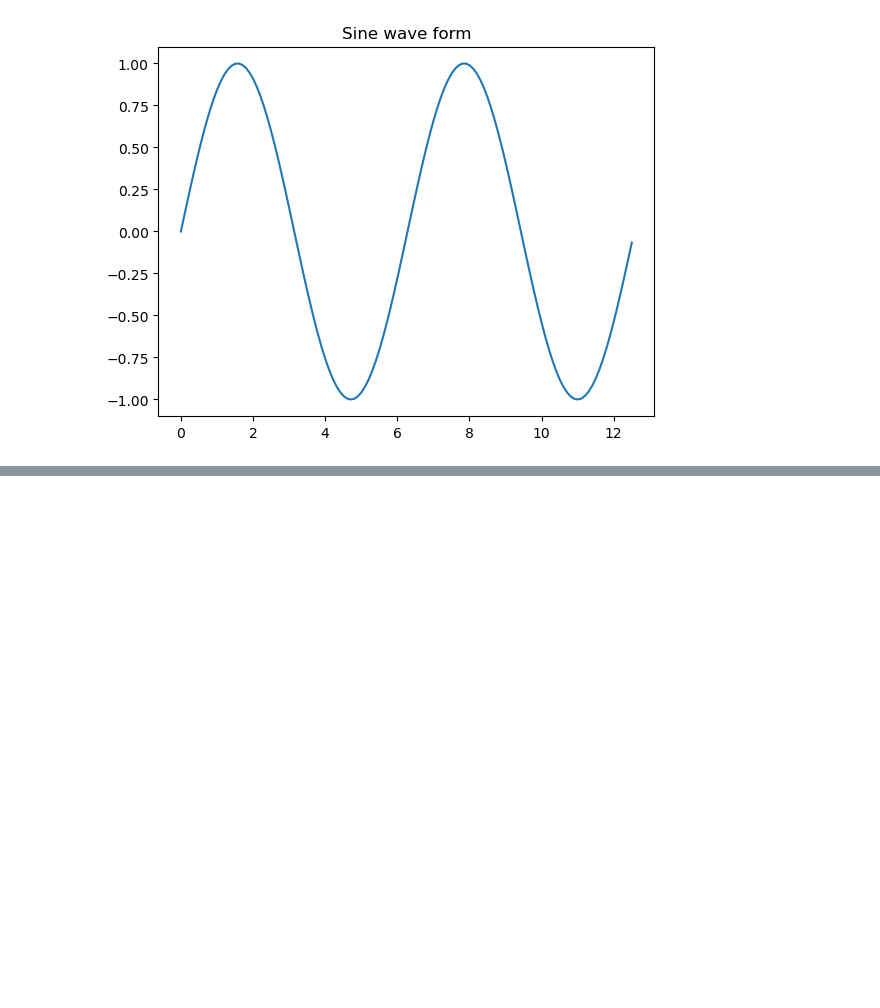
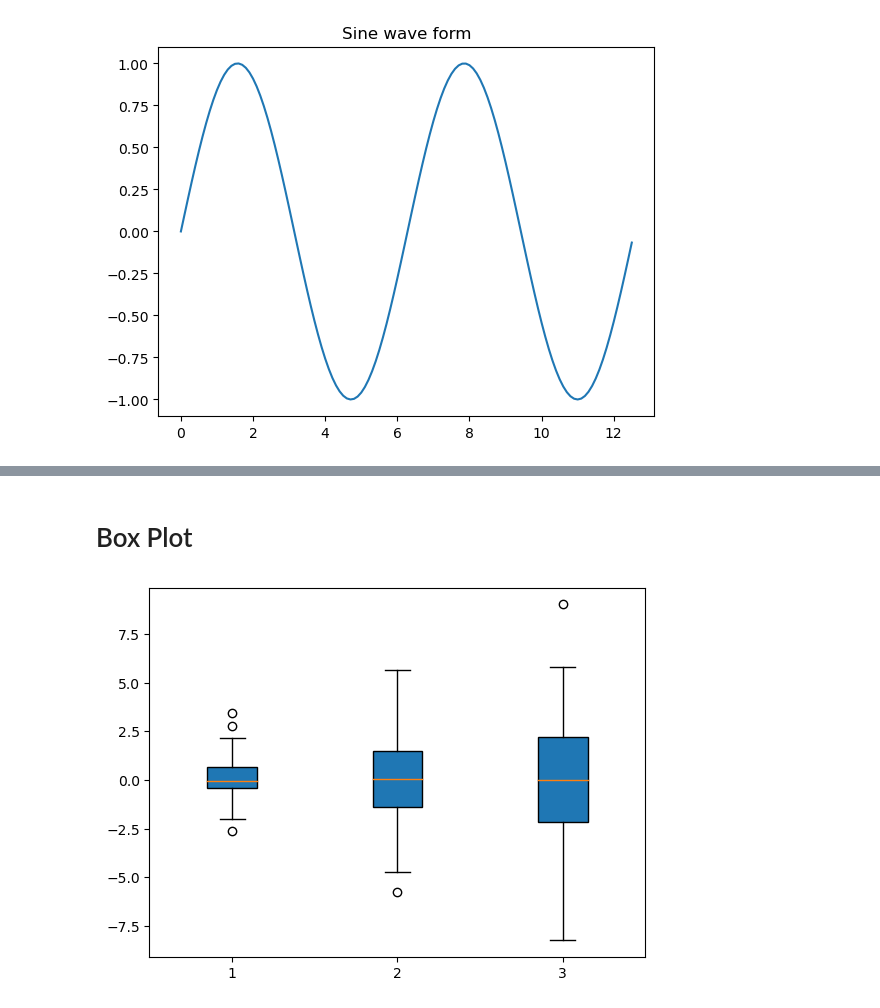
Before and after one commit to Engg-Abhinav/Python-Libraries, a Jupyter notebook: Python_Tutorial_4.ipynb, the cells around one changed output, grey strips where cells are left out. Cells and saved outputs as stored; diff of their text form; code cells hidden in the pictures; blank space fills up the shorter version.

```diff
--- a/Python_Tutorial_4.ipynb
+++ b/Python_Tutorial_4.ipynb
@@ -127,0 +167,16 @@ plt.show()
+# %% [markdown]
+# Box Plot
+# %%
+# Box Plot - Helps to find percentiles
+
+data = [np.random.normal(0, std, 100) for std in range(1, 4)]
+# np.random.normal means selecting a normal distribution
+# (0, std, 100) - (lower value, standard deviation values, step size)
+# Circles represents Outliers
+
+# Rectangular Box Plot
+plt.boxplot(data, vert=True, patch_artist=True);
+# vert = Flase will show the box plot horizontally
+# patch_artist = False will remove the blue color
+# %% [output]
+[figure, added]
```
Also changed, not shown: parts of 8 cells of this notebook.
